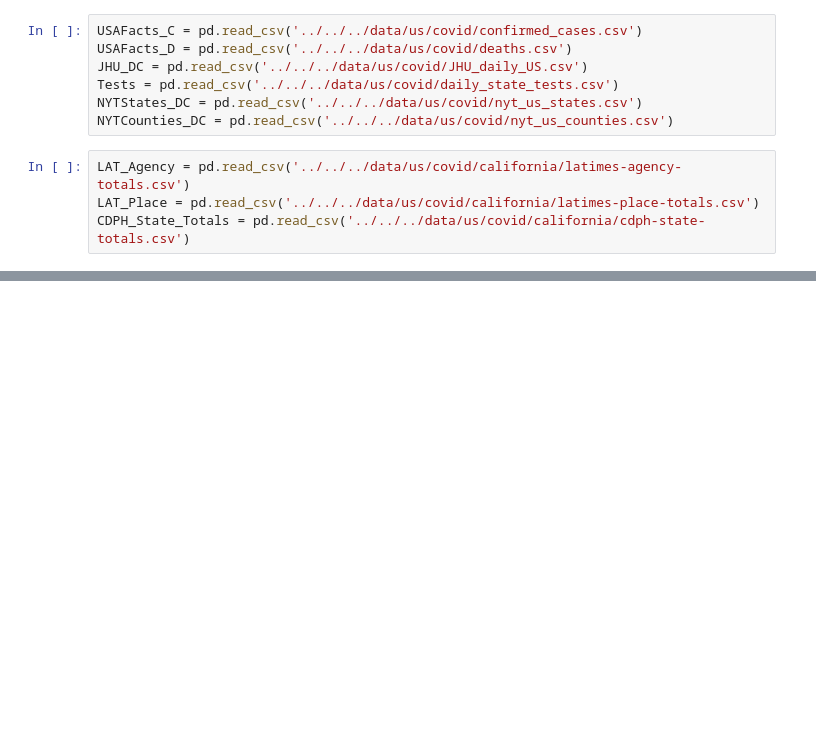
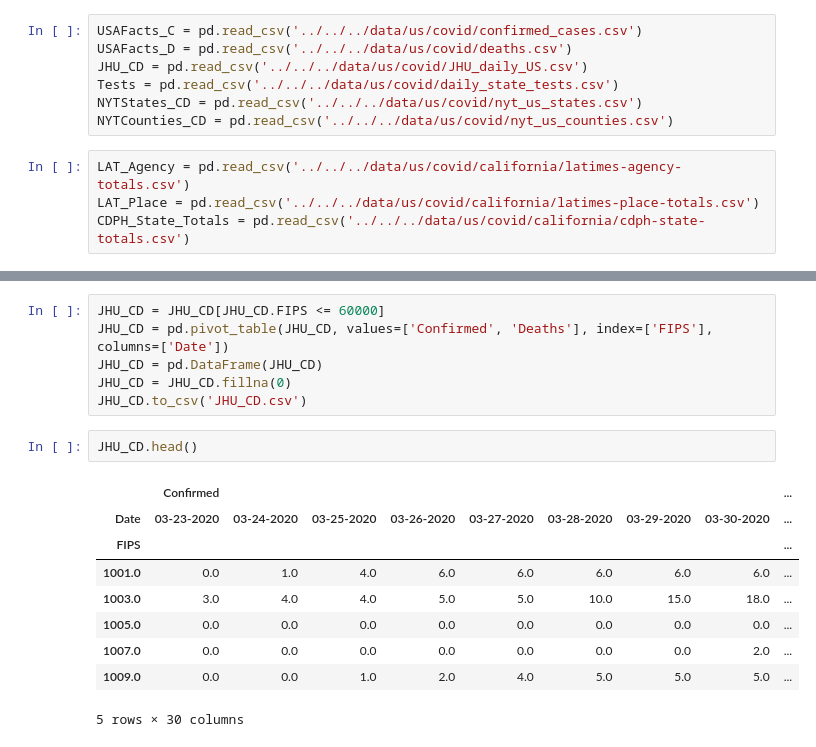
Before and after one commit to Zarand3r/corona_light, a Jupyter notebook: models/processing/USA/Covid_Cases_Deaths_USA.ipynb, the cells around one changed output, grey strips where cells are left out. Cells and saved outputs as stored; diff of their text form; blank space fills up the shorter version.

```diff
--- a/models/processing/USA/Covid_Cases_Deaths_USA.ipynb
+++ b/models/processing/USA/Covid_Cases_Deaths_USA.ipynb
@@ -5,10 +5,10 @@ import os
 # %%
 USAFacts_C = pd.read_csv('../../../data/us/covid/confirmed_cases.csv')
 USAFacts_D = pd.read_csv('../../../data/us/covid/deaths.csv')
-JHU_DC = pd.read_csv('../../../data/us/covid/JHU_daily_US.csv')
+JHU_CD = pd.read_csv('../../../data/us/covid/JHU_daily_US.csv')
 Tests = pd.read_csv('../../../data/us/covid/daily_state_tests.csv')
-NYTStates_DC = pd.read_csv('../../../data/us/covid/nyt_us_states.csv')
-NYTCounties_DC = pd.read_csv('../../../data/us/covid/nyt_us_counties.csv')
+NYTStates_CD = pd.read_csv('../../../data/us/covid/nyt_us_states.csv')
+NYTCounties_CD = pd.read_csv('../../../data/us/covid/nyt_us_counties.csv')
 # %%
 LAT_Agency = pd.read_csv('../../../data/us/covid/california/latimes-agency-totals.csv')
 LAT_Place = pd.read_csv('../../../data/us/covid/california/latimes-place-totals.csv')
@@ -17,0 +60,18 @@ Key = pd.read_csv('../../../data/us/processing_data/fips_key.csv', encoding='lat
+# %%
+JHU_CD = JHU_CD[JHU_CD.FIPS <= 60000]
+JHU_CD = pd.pivot_table(JHU_CD, values=['Confirmed', 'Deaths'], index=['FIPS'], columns=['Date'])
+JHU_CD = pd.DataFrame(JHU_CD)
+JHU_CD = JHU_CD.fillna(0)
+JHU_CD.to_csv('JHU_CD.csv')
+# %%
+JHU_CD.head()
+# %% [output]
+|  | Confirmed |  |  |  |  |  |  |  | ... |
+| Date | 03-23-2020 | 03-24-2020 | 03-25-2020 | 03-26-2020 | 03-27-2020 | 03-28-2020 | 03-29-2020 | 03-30-2020 | ... |
+| FIPS |  |  |  |  |  |  |  |  | ... |
+| 1001.0 | 0.0 | 1.0 | 4.0 | 6.0 | 6.0 | 6.0 | 6.0 | 6.0 | ... |
+| 1003.0 | 3.0 | 4.0 | 4.0 | 5.0 | 5.0 | 10.0 | 15.0 | 18.0 | ... |
+| 1005.0 | 0.0 | 0.0 | 0.0 | 0.0 | 0.0 | 0.0 | 0.0 | 0.0 | ... |
+| 1007.0 | 0.0 | 0.0 | 0.0 | 0.0 | 0.0 | 0.0 | 0.0 | 2.0 | ... |
+| 1009.0 | 0.0 | 0.0 | 1.0 | 2.0 | 4.0 | 5.0 | 5.0 | 5.0 | ... |
+5 rows × 30 columns
```
Also changed, not shown: parts of 11 cells of this notebook, 8 other files.
